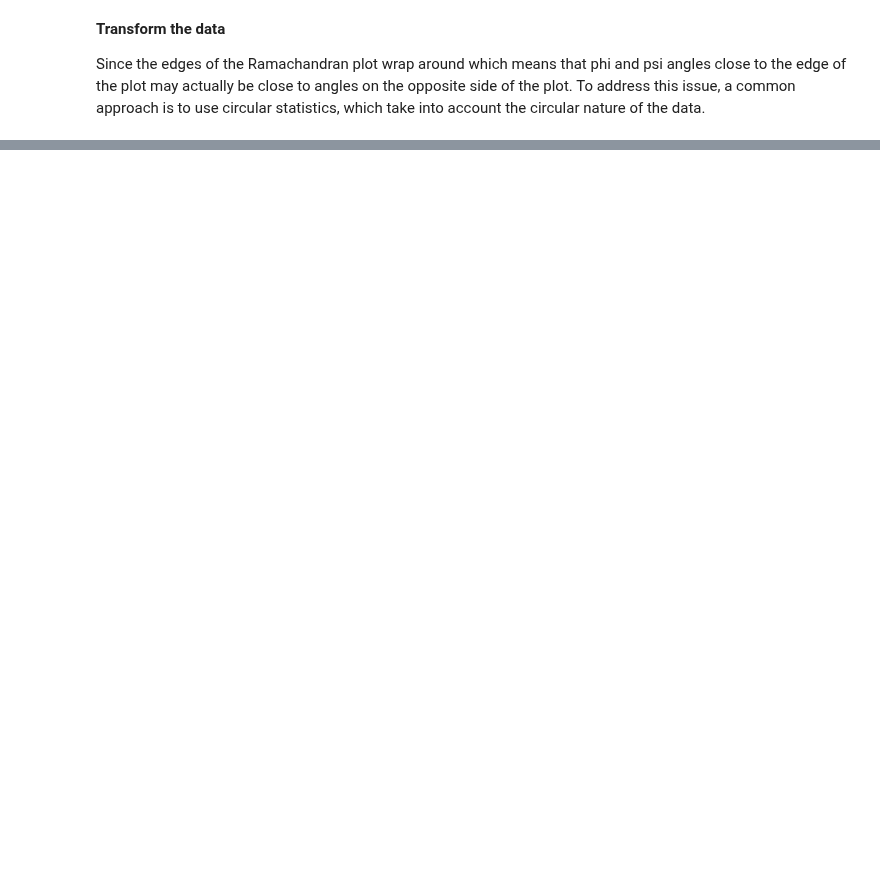
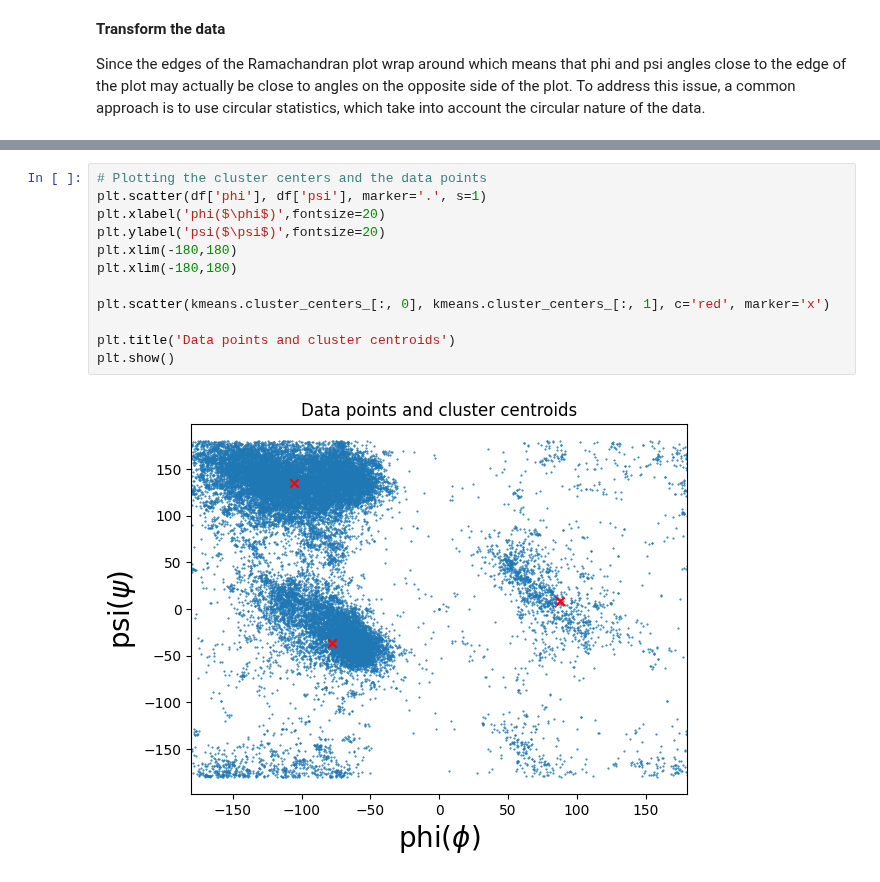
Before and after one commit to chenbin234/DAT405-DIT407-Introduction-to-data-science-and-AI, a Jupyter notebook: Assignment_3/intro_to_AI_ass3_by_Bingcheng.ipynb, the cells around one changed output, grey strips where cells are left out. Cells and saved outputs as stored; diff of their text form; blank space fills up the shorter version.

```diff
--- a/Assignment_3/intro_to_AI_ass3_by_Bingcheng.ipynb
+++ b/Assignment_3/intro_to_AI_ass3_by_Bingcheng.ipynb
@@ -62,0 +76,14 @@ psi_circ = np.deg2rad(df['psi'])
+# %%
+# Plotting the cluster centers and the data points
+plt.scatter(df['phi'], df['psi'], marker='.', s=1)
+plt.xlabel('phi($\phi$)',fontsize=20)
+plt.ylabel('psi($\psi$)',fontsize=20)
+plt.xlim(-180,180)
+plt.xlim(-180,180)
+
+plt.scatter(kmeans.cluster_centers_[:, 0], kmeans.cluster_centers_[:, 1], c='red', marker='x')
+
+plt.title('Data points and cluster centroids')
+plt.show()
+# %% [output]
+[figure, added]
```
Also changed, not shown: parts of 9 cells of this notebook.
